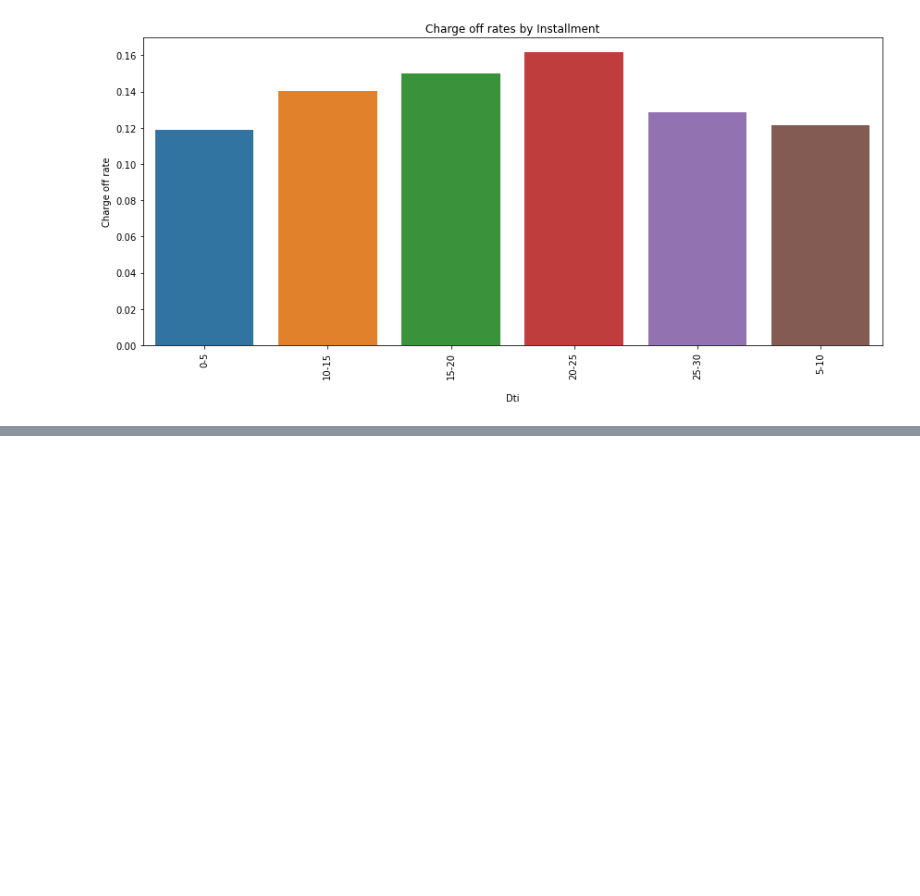
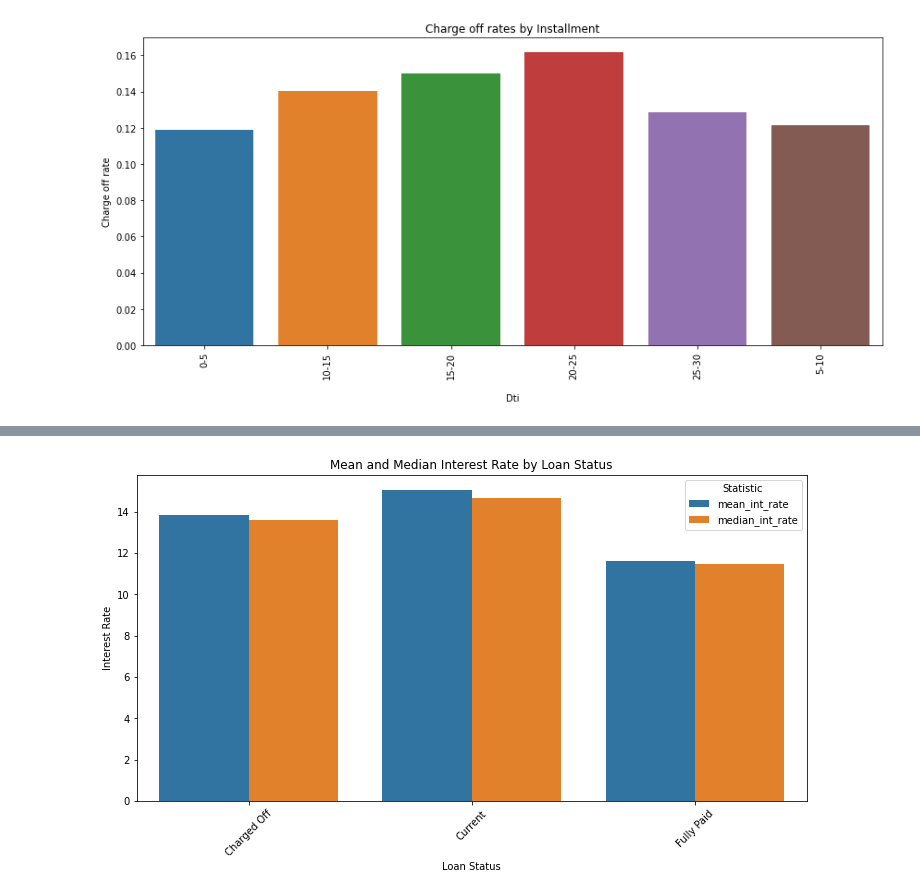
Before and after one commit to ranju1729/lending_club_case_study, a Jupyter notebook: Lending_Club_Case_Study.ipynb, the cells around one changed output, grey strips where cells are left out. Saved outputs shown, nothing was run; the diff lists cells and outputs as text; code cells hidden in the pictures; blank space fills up the shorter version.

```diff
--- a/Lending_Club_Case_Study.ipynb
+++ b/Lending_Club_Case_Study.ipynb
@@ -836,0 +899,25 @@ plt.show()
+# %%
+# compare loan status with other numerical features
+loan_with_num_ft = lending_df[['loan_status', 'int_rate', 'installment', 'dti']]
+
+# Create a pivot table
+pivot_table = loan_with_num_ft.pivot_table(
+    values='int_rate',
+    index='loan_status',
+    aggfunc=['mean', 'median']
+).reset_index()
+
+# Visualizing the pivot table
+pivot_table.columns = ['loan_status', 'mean_int_rate', 'median_int_rate']
+pivot_table_melted = pivot_table.melt(id_vars=['loan_status'], value_vars=['mean_int_rate', 'median_int_rate'])
+
+plt.figure(figsize=(12, 6))
+sns.barplot(data=pivot_table_melted, x='loan_status', y='value', hue='variable')
+plt.title('Mean and Median Interest Rate by Loan Status')
+plt.xlabel('Loan Status')
+plt.ylabel('Interest Rate')
+plt.xticks(rotation=45)
+plt.legend(title='Statistic')
+plt.show()
+# %% [output]
+[figure, added]
```
Also changed, not shown: parts of 36 cells of this notebook.
